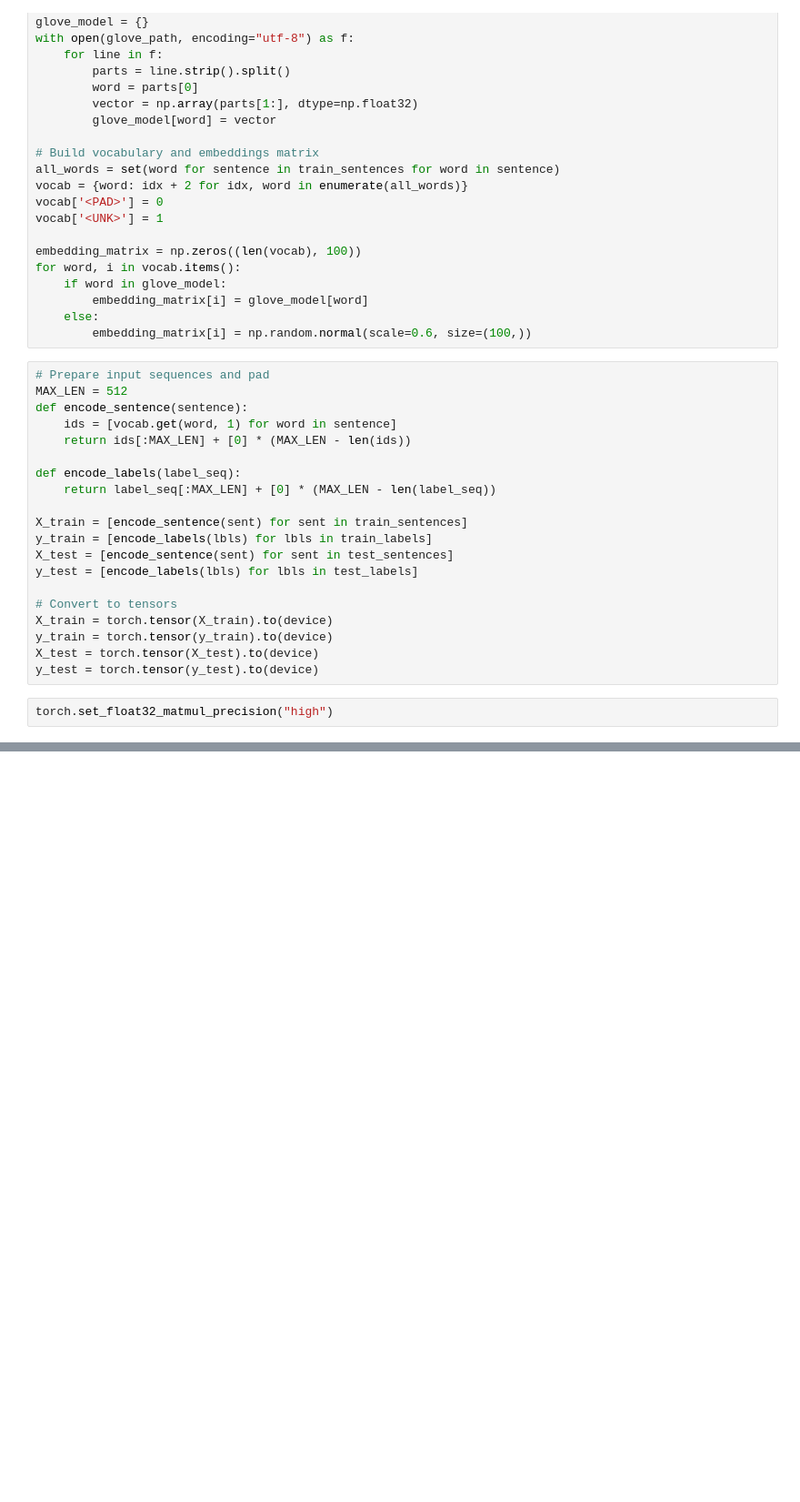
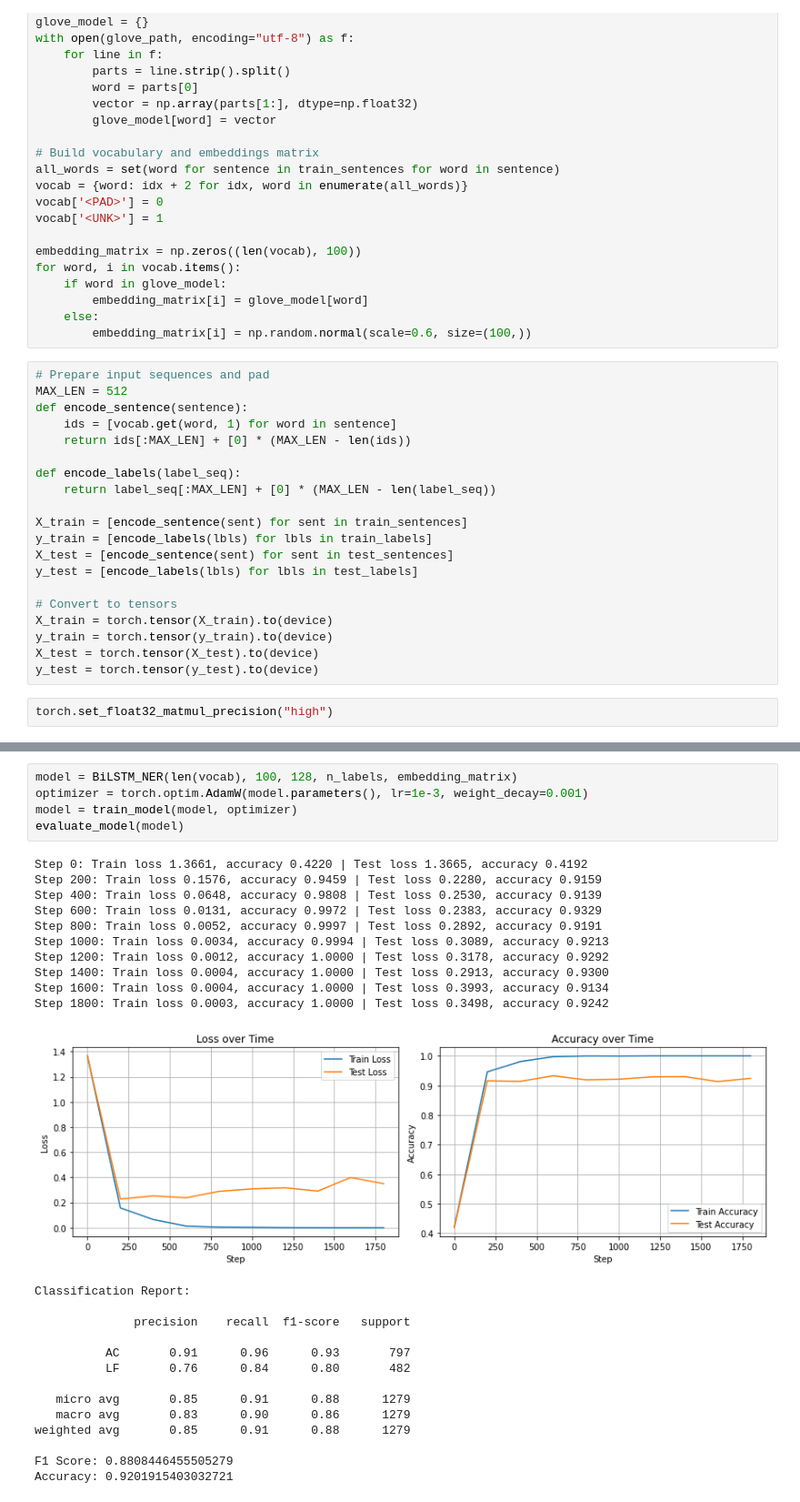
Before and after one commit to DonRL10/NLP-project, a Jupyter notebook: nlp_project(glove_bilstm).ipynb, the cells around one changed output, grey strips where cells are left out. Shown: that part at 91% size. Drawn from its saved outputs; the diff is of its cells as text; blank space fills up the shorter version.

```diff
--- a/nlp_project(glove_bilstm).ipynb
+++ b/nlp_project(glove_bilstm).ipynb
@@ -192,0 +309,30 @@ print("Accuracy:", accuracy_score(true_str, pred_str))
+# %%
+model = BiLSTM_NER(len(vocab), 100, 128, n_labels, embedding_matrix)
+optimizer = torch.optim.AdamW(model.parameters(), lr=1e-3, weight_decay=0.001)
+model = train_model(model, optimizer)
+evaluate_model(model)
+# %% [output]
+Step 0: Train loss 1.3661, accuracy 0.4220 | Test loss 1.3665, accuracy 0.4192
+Step 200: Train loss 0.1576, accuracy 0.9459 | Test loss 0.2280, accuracy 0.9159
+Step 400: Train loss 0.0648, accuracy 0.9808 | Test loss 0.2530, accuracy 0.9139
+Step 600: Train loss 0.0131, accuracy 0.9972 | Test loss 0.2383, accuracy 0.9329
+Step 800: Train loss 0.0052, accuracy 0.9997 | Test loss 0.2892, accuracy 0.9191
+Step 1000: Train loss 0.0034, accuracy 0.9994 | Test loss 0.3089, accuracy 0.9213
+Step 1200: Train loss 0.0012, accuracy 1.0000 | Test loss 0.3178, accuracy 0.9292
+Step 1400: Train loss 0.0004, accuracy 1.0000 | Test loss 0.2913, accuracy 0.9300
+Step 1600: Train loss 0.0004, accuracy 1.0000 | Test loss 0.3993, accuracy 0.9134
+Step 1800: Train loss 0.0003, accuracy 1.0000 | Test loss 0.3498, accuracy 0.9242
+[figure, added]
+Classification Report:
+
+              precision    recall  f1-score   support
+
+          AC       0.91      0.96      0.93       797
+          LF       0.76      0.84      0.80       482
+
+   micro avg       0.85      0.91      0.88      1279
+   macro avg       0.83      0.90      0.86      1279
+weighted avg       0.85      0.91      0.88      1279
+
+F1 Score: 0.8808446455505279
+Accuracy: 0.9201915403032721
```
Also changed, not shown: parts of 7 cells of this notebook, 1 other file.
